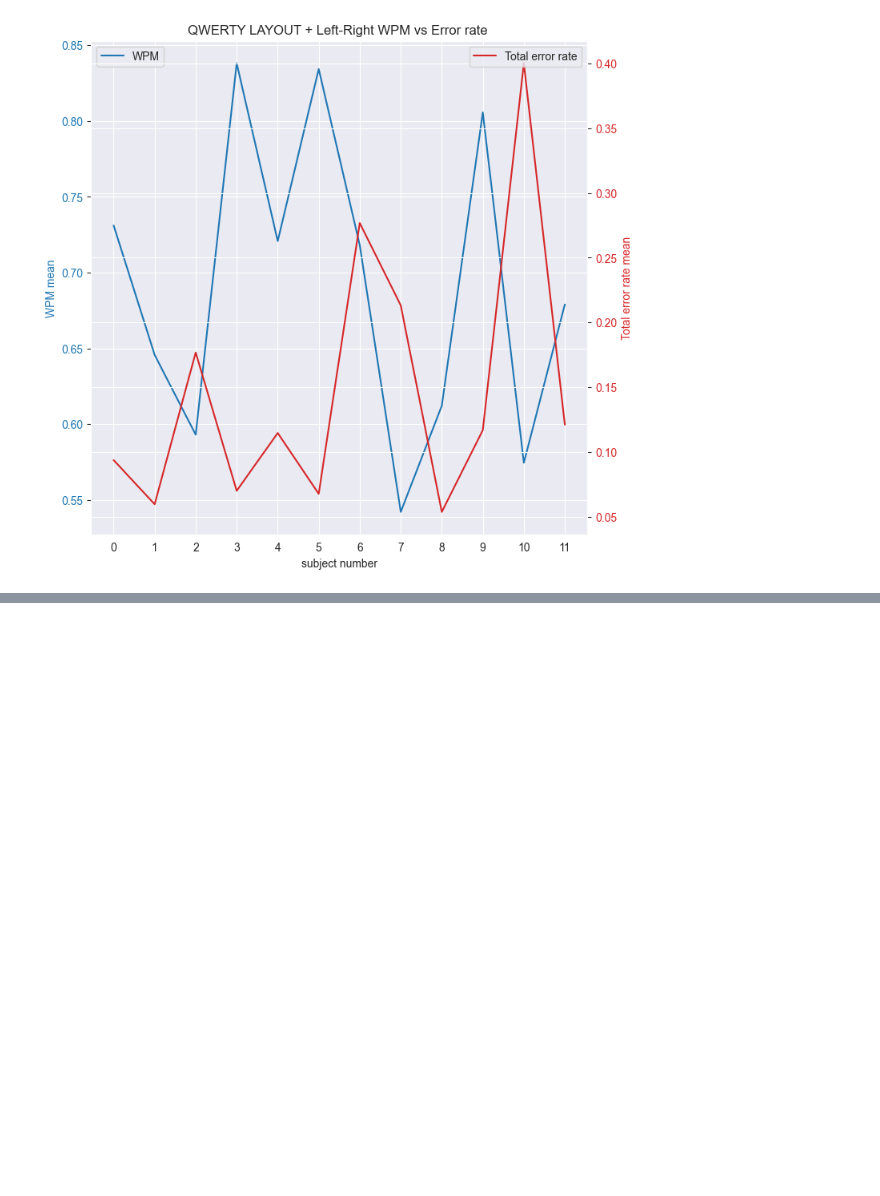
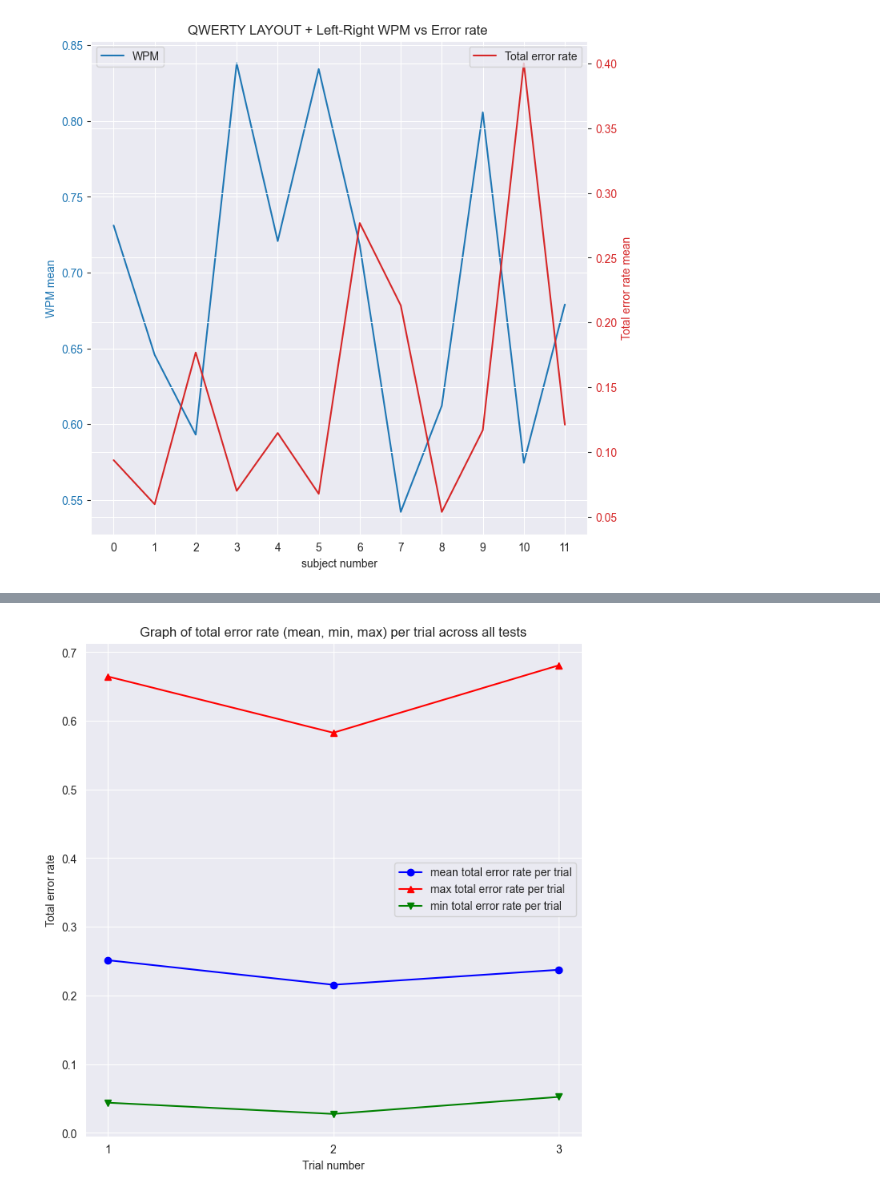
Before and after one commit to File500/HCI_Project_, a Jupyter notebook: HCI_Proj/HCI_EDA.ipynb, the cells around one changed output, grey strips where cells are left out. Cells and saved outputs as stored; diff of their text form; code cells hidden in the pictures; blank space fills up the shorter version.

```diff
--- a/HCI_Proj/HCI_EDA.ipynb
+++ b/HCI_Proj/HCI_EDA.ipynb
@@ -382,0 +448,14 @@ for i in range(4):
+# %%
+x = [1,2,3]
+plt.figure(figsize=(8,8))
+plt.xticks([1,2,3])
+plt.title('Graph of total error rate (mean, min, max) per trial across all tests')
+plt.ylabel('Total error rate')
+plt.xlabel('Trial number')
+plt.plot(x, trials.TotErrRate, marker='o', label='mean total error rate per trial', color='b')
+plt.plot(x, trials.TotErrRate_max, marker='^', label='max total error rate per trial', color='r')
+plt.plot(x, trials.TotErrRate_min, marker='v', label='min total error rate per trial', color='g')
+plt.legend(loc='best')
+plt.show()
+# %% [output]
+[figure, added]
```
Also changed, not shown: parts of 6 cells of this notebook.
